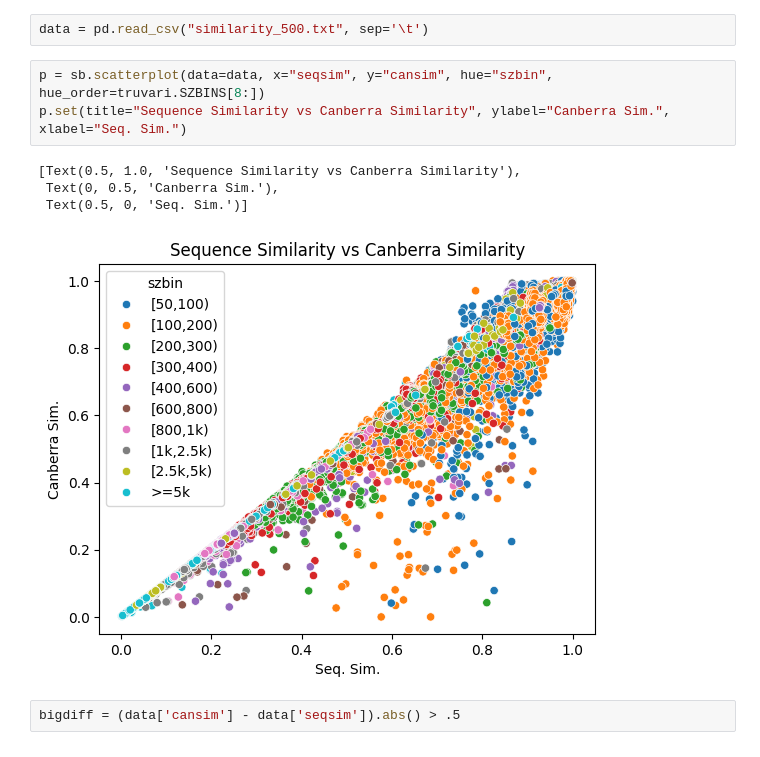
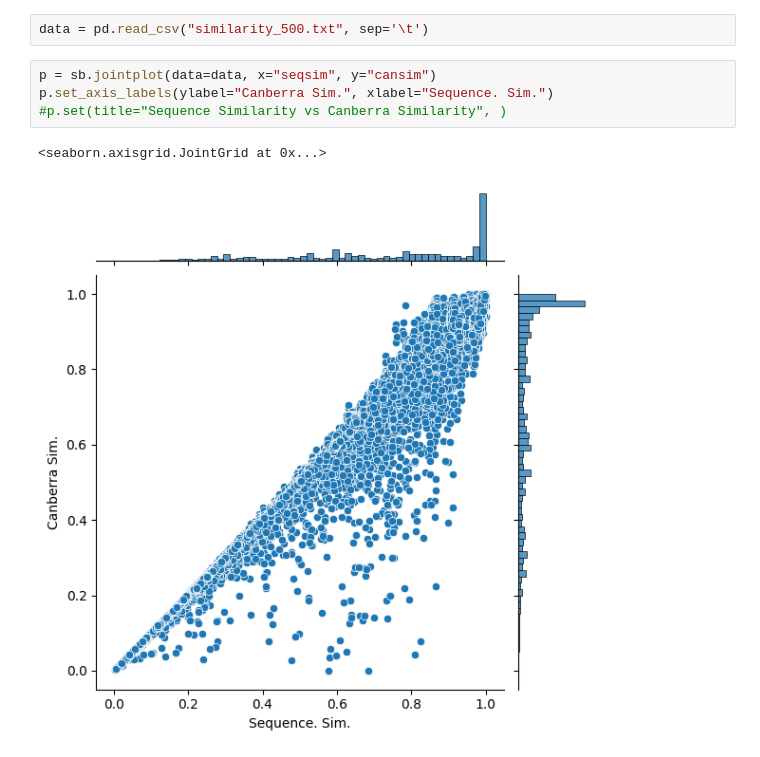
Before and after one commit to fabio-cunial/kanpig_experiments, a Jupyter notebook: manuscript/figure1/SeqSimilarity.ipynb, the cells around one changed output. Cells and saved outputs as stored; diff of their text form.

Commit message:
updated seqsim
extracted a few more datapoints out of that analysis

```diff
--- a/manuscript/figure1/SeqSimilarity.ipynb
+++ b/manuscript/figure1/SeqSimilarity.ipynb
@@ -6,15 +6,12 @@ import truvari
 # %%
 data = pd.read_csv("similarity_500.txt", sep='\t')
 # %%
-p = sb.scatterplot(data=data, x="seqsim", y="cansim", hue="szbin", hue_order=truvari.SZBINS[8:])
-p.set(title="Sequence Similarity vs Canberra Similarity", ylabel="Canberra Sim.", xlabel="Seq. Sim.")
+p = sb.jointplot(data=data, x="seqsim", y="cansim")
+p.set_axis_labels(ylabel="Canberra Sim.", xlabel="Sequence. Sim.")
+#p.set(title="Sequence Similarity vs Canberra Similarity", )
 # %% [output]
-[Text(0.5, 1.0, 'Sequence Similarity vs Canberra Similarity'),
- Text(0, 0.5, 'Canberra Sim.'),
- Text(0.5, 0, 'Seq. Sim.')]
+<seaborn.axisgrid.JointGrid at 0x...>
-[figure, old version]
+[figure, new version]
-# %%
-bigdiff = (data['cansim'] - data['seqsim']).abs() > .5
 # %%
 from scipy.stats import pearsonr
 pearsonr(data['seqsim'], data['cansim'])
```
Also changed, not shown: parts of 8 cells of this notebook, 1 other file.
